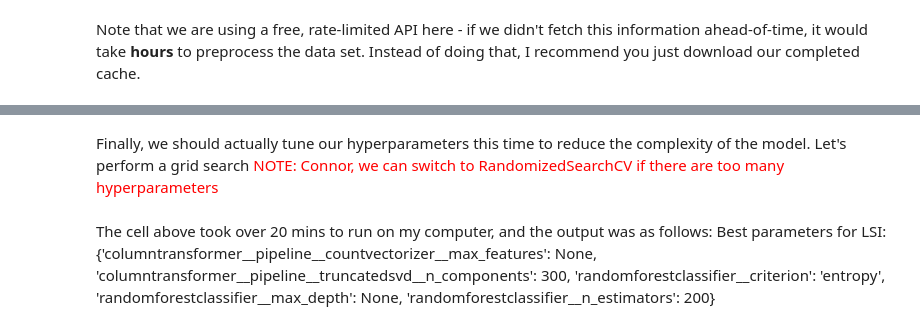
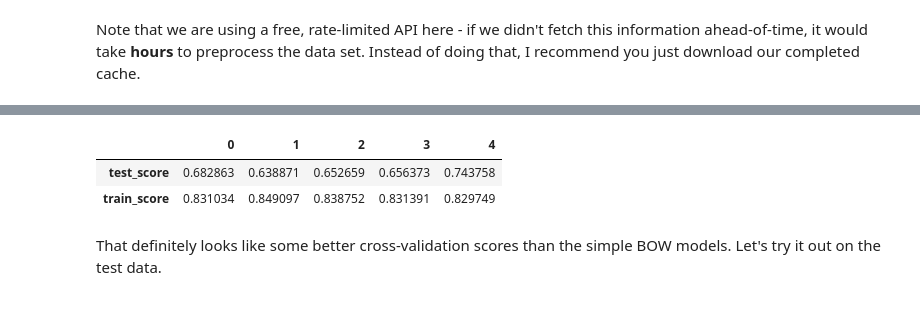
Before and after one commit to thehashtableslasher/ece6420_final, a Jupyter notebook: Report.ipynb, the cells around one changed output, grey strips where cells are left out. Drawn from its saved outputs; the diff is of its cells as text; code cells hidden in the pictures.

```diff
--- a/Report.ipynb
+++ b/Report.ipynb
@@ -154,8 +216,8 @@ classifier = make_pipeline(ct, MLPClassifier(random_state=123))
 # %% [markdown]
 Note that the default parameters here are overfitting as well, and it's also taking a _long_ time to fit. We'll need to do something to reduce the dimensionality of the vectorizer. Nonetheless, let's see what Kaggle thinks:
 # %%
-classifier.fit(X_train, y_train)
-y_test = classifier.predict(df_test)
+pipe.fit(X_train, y_train)
+y_test = pipe.predict(X_test)
 
 df_result = pd.DataFrame({"id": X_test["id"], "target": y_test})
 df_result.set_index("id", inplace=True)
@@ -359,0 +424,31 @@ pd.DataFrame({"PCA": pca_scores.mean(), "LSI": lsi_scores.mean()}).T
+# %%
+from pprint import pp
+from joblib import parallel_backend
+from sklearn.model_selection import RandomizedSearchCV
+
+N_ITER = 50 # May want to decrease if running locally
+
+# Connor: Add params here as you see fit
+param_grid = {
+    "columntransformer__pipeline-1__countvectorizer__max_features": [1000, 2500, 5000, 10000, None],
+    "columntransformer__pipeline-1__truncatedsvd__n_components": [50, 100, 250, 500],
+    "randomforestclassifier__criterion": ["gini", "entropy"],
+    "randomforestclassifier__max_features": ["sqrt", "log2"],
+    "randomforestclassifier__max_depth": [2, 3, 5, 8, 13, None]
+}
+
+cv = RandomizedSearchCV(
+    make_pipeline(ct, RandomForestClassifier(n_jobs=-1, random_state=123)),
+    param_grid,
+    n_iter=N_ITER,
+    cv=5,
+    return_train_score=True,
+    random_state=123
+)
+cv.fit(X_train, y_train)
+
+print("Best parameters:")
+pp(cv.best_params_)
+print(f"\nBest cross-validation score: {cv.best_score_}")
+print("Mean fit time on best estimator: {}".format(cv.cv_results_["mean_fit_time"][cv.best_index_]))
+print("Mean predict time on best estimator: {}".format(cv.cv_results_["mean_score_time"][cv.best_index_]))
@@ -360,2 +466,11 @@ pd.DataFrame({"PCA": pca_scores.mean(), "LSI": lsi_scores.mean()}).T
+# %%
+pd.DataFrame({
+    "test_score": [cv.cv_results_[f"split{i}_test_score"][cv.best_index_] for i in range(5)],
+    "train_score": [cv.cv_results_[f"split{i}_train_score"][cv.best_index_] for i in range(5)],
+}).T
+# %% [output]
+|  | 0 | 1 | 2 | 3 | 4 |
+| test_score | 0.682863 | 0.638871 | 0.652659 | 0.656373 | 0.743758 |
+| train_score | 0.831034 | 0.849097 | 0.838752 | 0.831391 | 0.829749 |
 # %% [markdown]
-Finally, we should actually tune our hyperparameters this time to reduce the complexity of the model. Let's perform a grid search <font color="red">NOTE: Connor, we can switch to RandomizedSearchCV if there are too many hyperparameters</font>
+That definitely looks like some better cross-validation scores than the simple BOW models. Let's try it out on the test data.
@@ -401,3 +482,0 @@ print("Best parameters for LSI:", lsi_broad_grid.best_params_)
-# %% [markdown]
-The cell above took over 20 mins to run on my computer, and the output was as follows:
-Best parameters for LSI: {'columntransformer__pipeline__countvectorizer__max_features': None, 'columntransformer__pipeline__truncatedsvd__n_components': 300, 'randomforestclassifier__criterion': 'entropy', 'randomforestclassifier__max_depth': None, 'randomforestclassifier__n_estimators': 200}
```
Also changed, not shown: parts of 61 cells of this notebook, 1 other file.
